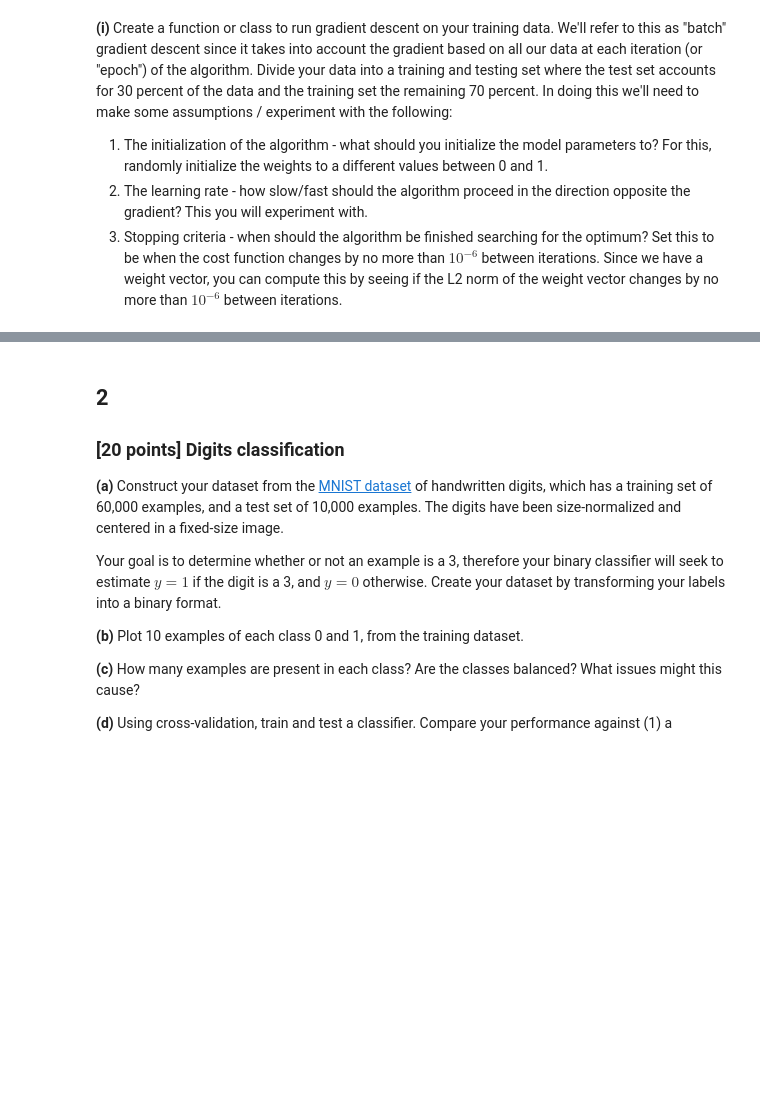
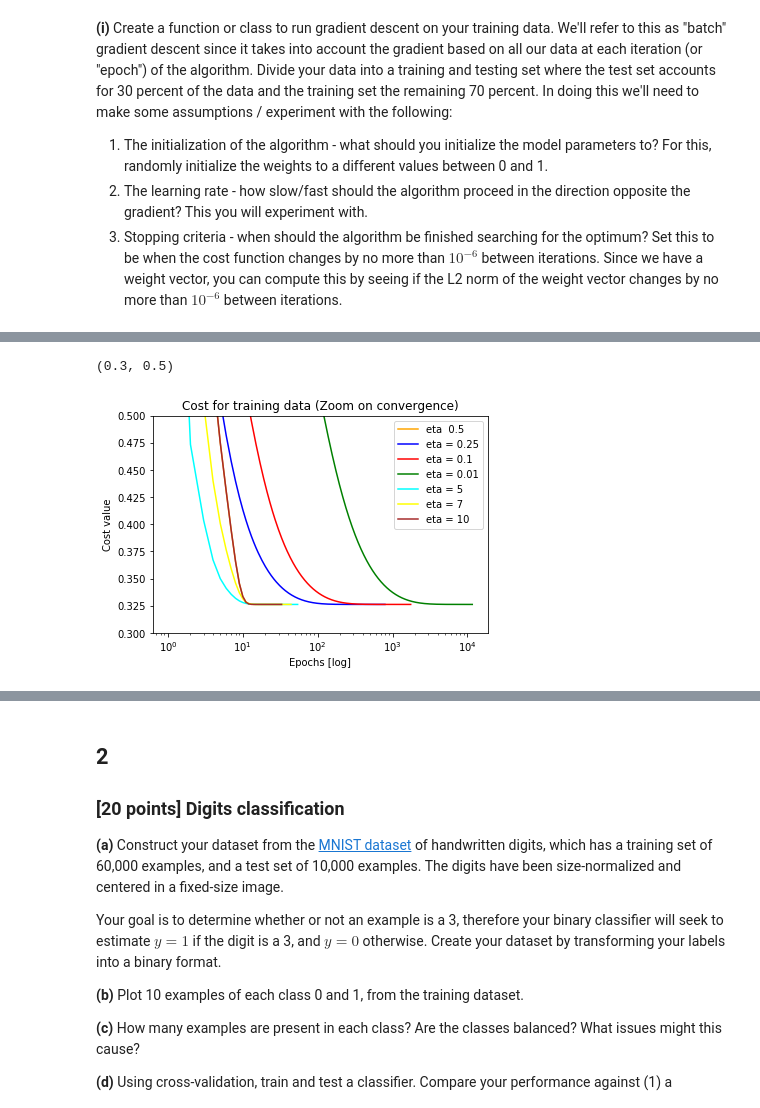
Before and after one commit to joaquinmenendez/machine-learning-course, a Jupyter notebook: Assignment_3/Assignment 3.ipynb, the cells around one changed output, grey strips where cells are left out. Saved outputs shown, nothing was run; the diff lists cells and outputs as text; code cells hidden in the pictures; blank space fills up the shorter version.

```diff
--- a/Assignment_3/Assignment 3.ipynb
+++ b/Assignment_3/Assignment 3.ipynb
@@ -297,0 +280,12 @@ array([[-0.1872016 , -1.9296029 , -0.40639992]])
+# %%
+plt.title('Cost for training data (Zoom on convergence)')
+plt.xlabel('Epochs [log]')
+plt.ylabel('Cost value')
+plt.semilogx()
+for n,cost in enumerate(plots):
+    plt.plot(range(1,len(cost)+1),cost, color = colors[n])
+plt.legend(labels= labels)
+plt.ylim([0.3,.5])
+# %% [output]
+(0.3, 0.5)
+[figure, added]
```
Also changed, not shown: parts of 30 cells of this notebook, 1 other file.
